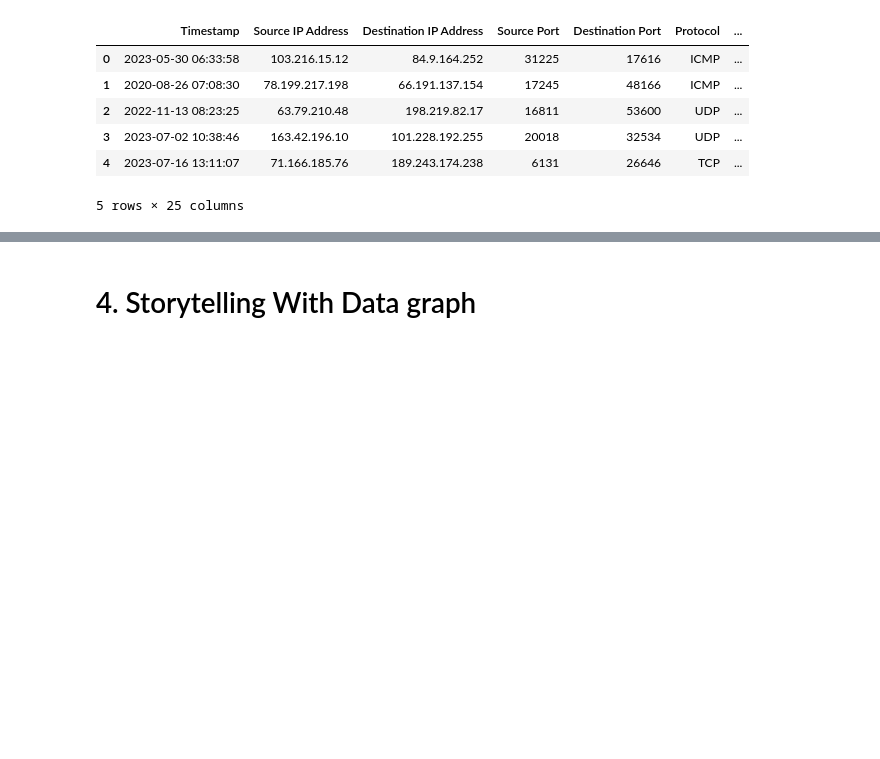
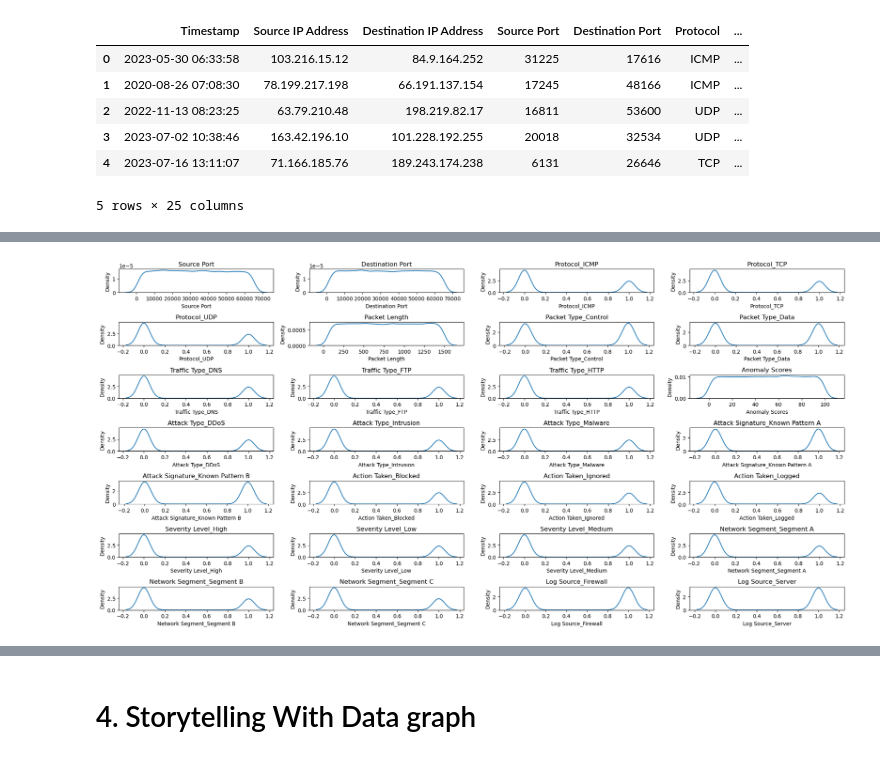
Before and after one commit to DaveD-BU/DX699-2025-spring-B2, a Jupyter notebook: OMDS-ModB2-Week4-Davis-David.ipynb, the cells around one changed output, grey strips where cells are left out. Cells and saved outputs as stored; diff of their text form; code cells hidden in the pictures; blank space fills up the shorter version.

```diff
--- a/OMDS-ModB2-Week4-Davis-David.ipynb
+++ b/OMDS-ModB2-Week4-Davis-David.ipynb
@@ -147,14 +216,16 @@ plt.show()
 # plt.tight_layout()
 # plt.show()
 # %%
-# #Draw violin plot plot for each feature in rows of 4 columns.
-# fig, axes = plt.subplots(nrows=len(df_cyber_features.columns)//4 + 1, ncols=4, figsize=(20, 20))
-# axes = axes.flatten()
+#Draw KDE plot plot for each feature in rows of 4 columns.
+fig, axes = plt.subplots(nrows=len(df_cyber_clean[numeric_features].columns)//4, ncols=4, figsize=(20, 20))
+axes = axes.flatten()
 
-# for i, feature in enumerate(df_cyber_features.columns):
-#     sns.kdeplot(data=df_cyber_features, x=feature, ax=axes[i])
-#     axes[i].set_title(feature)
+for i, feature in enumerate(df_cyber_clean[numeric_features].columns):
+    sns.kdeplot(data=df_cyber_clean[numeric_features], x=feature, ax=axes[i])
+    axes[i].set_title(feature)
 
-# plt.tight_layout()
-# plt.show()
+plt.tight_layout()
+plt.show()
+# %% [output]
+[figure, added]
 # %%
```
Also changed, not shown: parts of 14 cells of this notebook.
